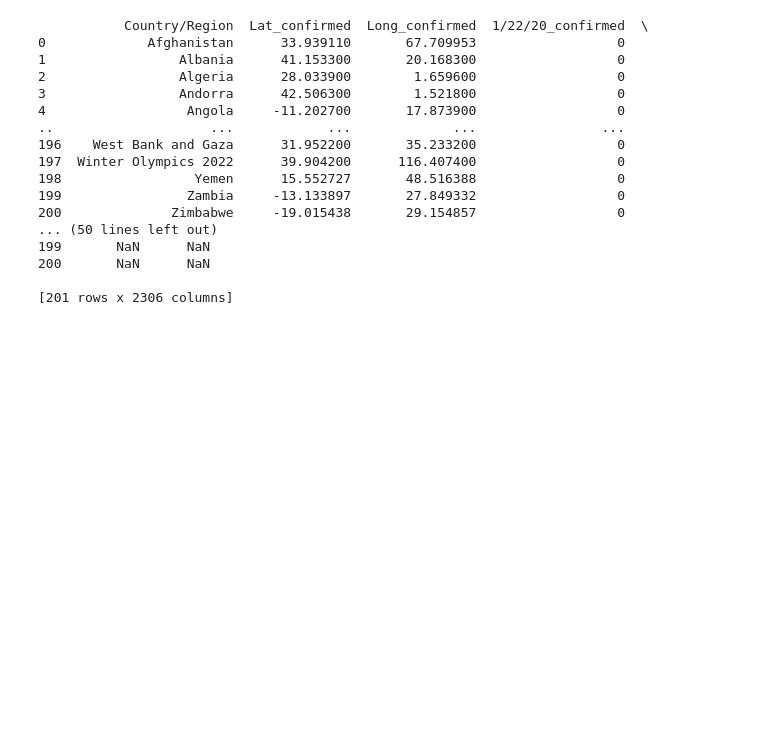
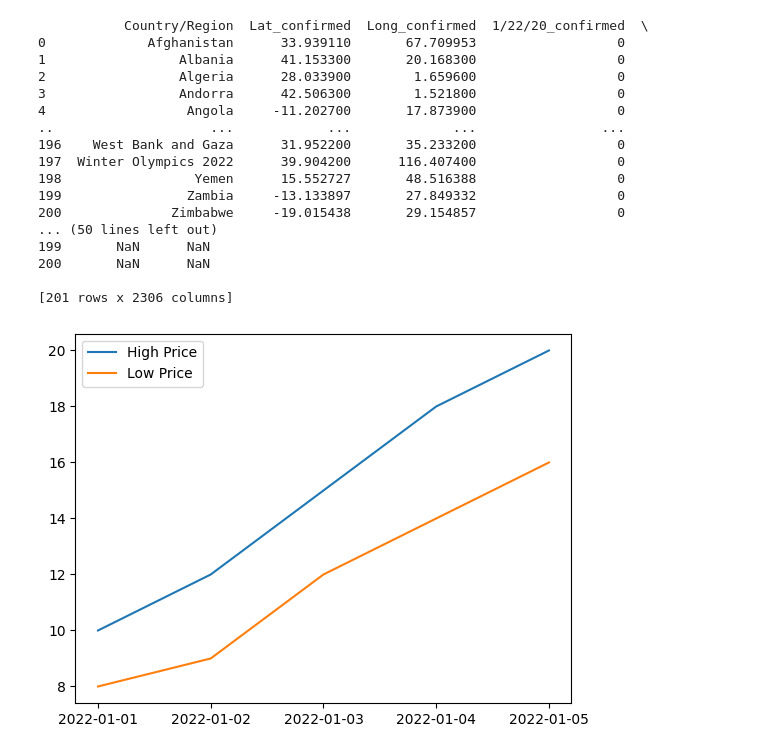
Before and after one commit to vedant-khawase/Group2_Final_Project, a Jupyter notebook: Python_Project_Group2.ipynb, the cells around one changed output. Cells and saved outputs as stored; diff of their text form; code cells hidden in the pictures; blank space fills up the shorter version.

Commit message:
Added line graph

```diff
--- a/Python_Project_Group2.ipynb
+++ b/Python_Project_Group2.ipynb
@@ -119,3 +120,17 @@ combined_data.to_excel("output.xlsx",sheet_name='Sheet_name_1')
 200       NaN      NaN
 
 [201 rows x 2306 columns]
+# %%
+# Defining the stock data
+stock_data = pd.DataFrame({'High': [10, 12, 15, 18, 20],
+                           'Low': [8, 9, 12, 14, 16]},
+                          index=['2022-01-01', '2022-01-02', '2022-01-03', '2022-01-04', '2022-01-05'])
+
+# Ploting the data using the line graph
+fig, ax = plt.subplots()
+ax.plot(stock_data.index, stock_data['High'], label='High Price')
+ax.plot(stock_data.index, stock_data['Low'], label='Low Price')
+ax.legend()
+plt.show()
+# %% [output]
+[figure, added]
```
Also changed, not shown: parts of 2 cells of this notebook.
